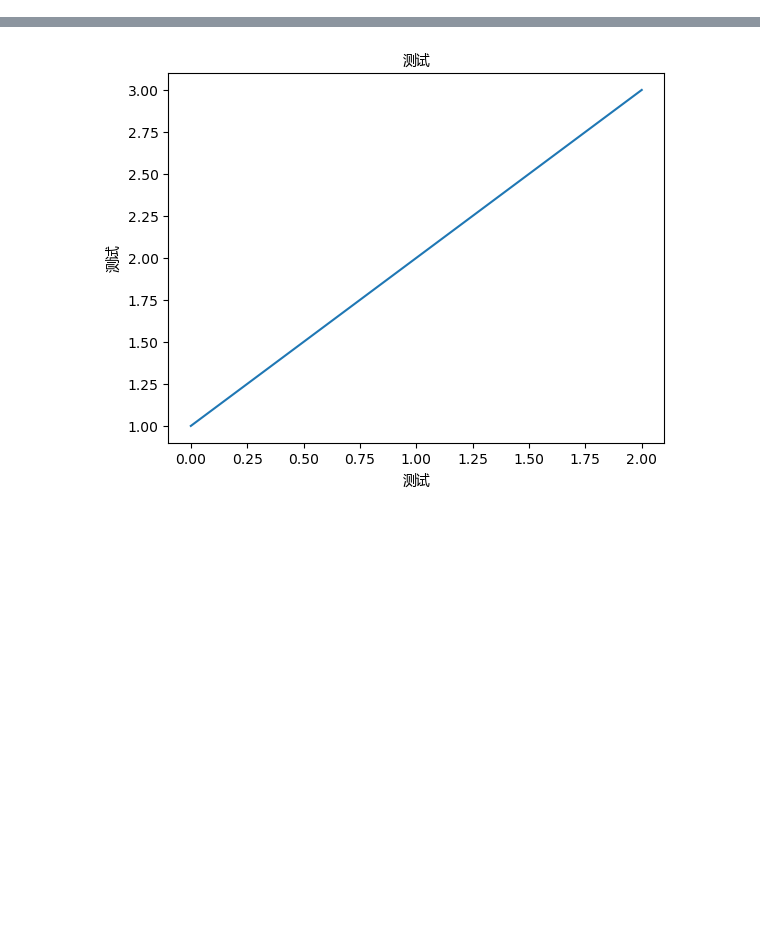
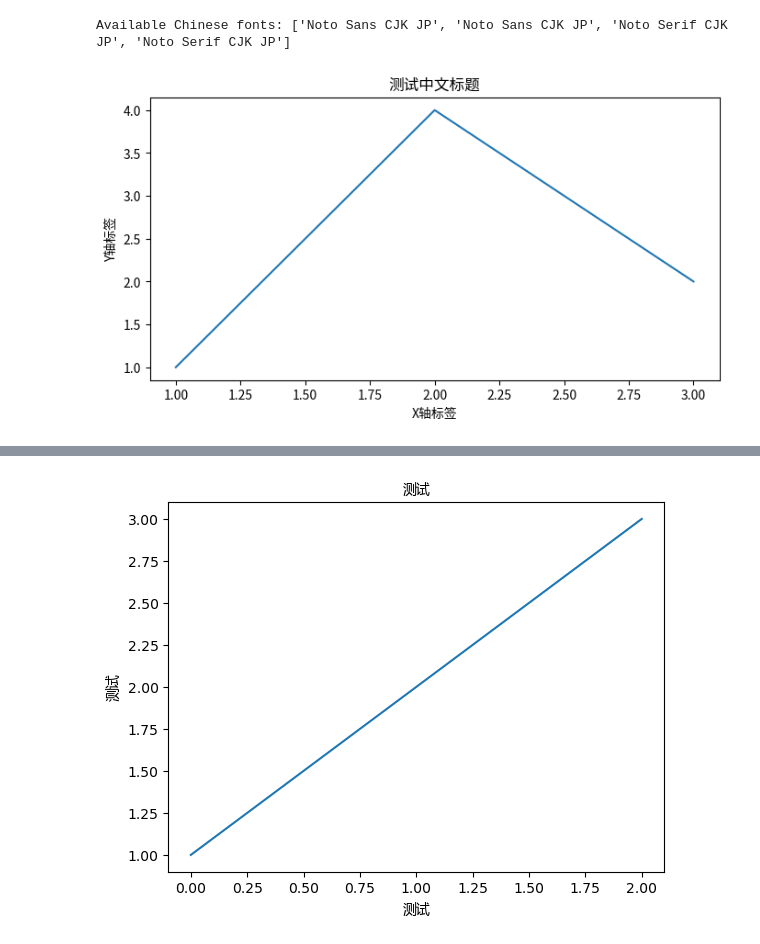
Before and after one commit to bioinfo-gao/GZ_Projects_2026H1, a Jupyter notebook: Utilities/Python_tested_in_python3.10/10.Plotting/0_中日韩文显示_CJK1.ipynb, the cells around one changed output, grey strips where cells are left out. Cells and saved outputs as stored; diff of their text form; code cells hidden in the pictures; blank space fills up the shorter version.

```diff
--- a/Utilities/Python_tested_in_python3.10/10.Plotting/0_中日韩文显示_CJK1.ipynb
+++ b/Utilities/Python_tested_in_python3.10/10.Plotting/0_中日韩文显示_CJK1.ipynb
@@ -1,3 +70,25 @@
+# %%
+import matplotlib.pyplot as plt
+import matplotlib.font_manager as fm
+
+# 查找系统中可用的中文字体
+available_fonts = [f.name for f in fm.fontManager.ttflist if 'Noto Sans CJK' in f.name or 'Noto Serif CJK' in f.name]
+print("Available Chinese fonts:", available_fonts)
+
+# 设置中文字体（使用系统已有的 Noto Sans CJK）
+plt.rcParams['font.sans-serif'] = ['Noto Sans CJK SC', 'Noto Sans CJK TC', 'Noto Sans CJK JP', 'SimHei', 'Arial Unicode MS']
+plt.rcParams['axes.unicode_minus'] = False  # 正常显示负号
+
+# 测试中文显示
+plt.figure(figsize=(8, 4))
+plt.plot([1, 2, 3], [1, 4, 2])
+plt.title('测试中文标题')
+plt.xlabel('X轴标签')
+plt.ylabel('Y轴标签')
+plt.show()
+# %% [output]
+Available Chinese fonts: ['Noto Sans CJK JP', 'Noto Sans CJK JP', 'Noto Serif CJK JP', 'Noto Serif CJK JP']
+[figure, added]
 # %%
 import matplotlib.pyplot as plt
 from matplotlib import font_manager
```
Also changed, not shown: parts of 5 cells of this notebook.
